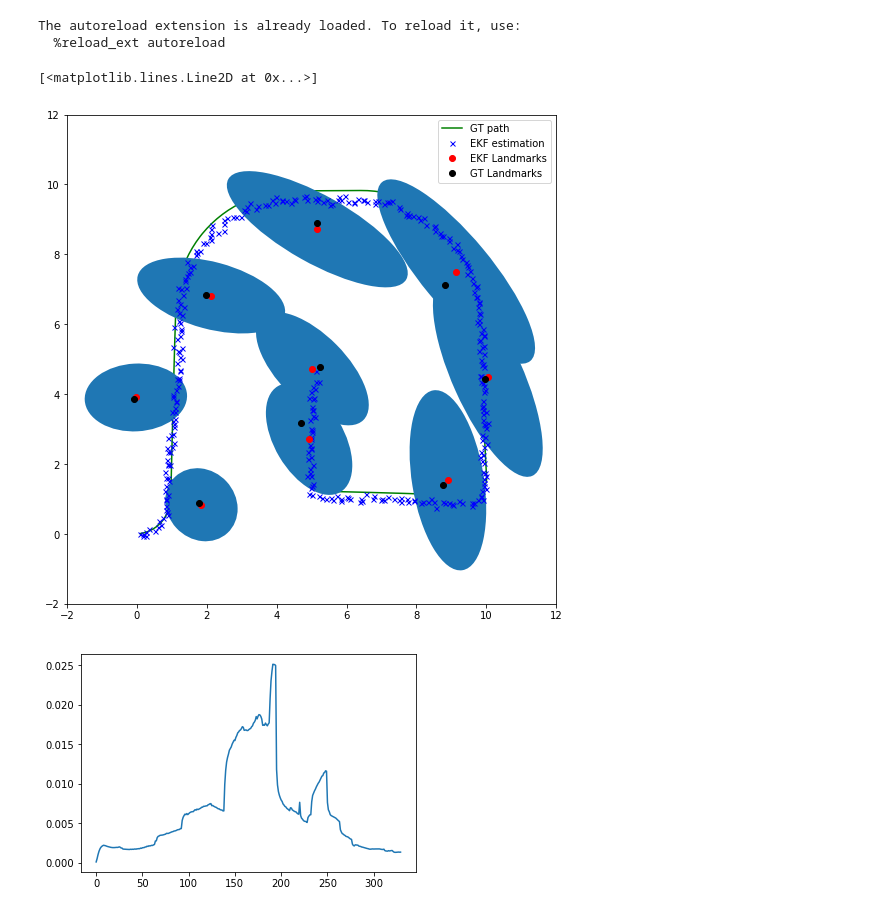
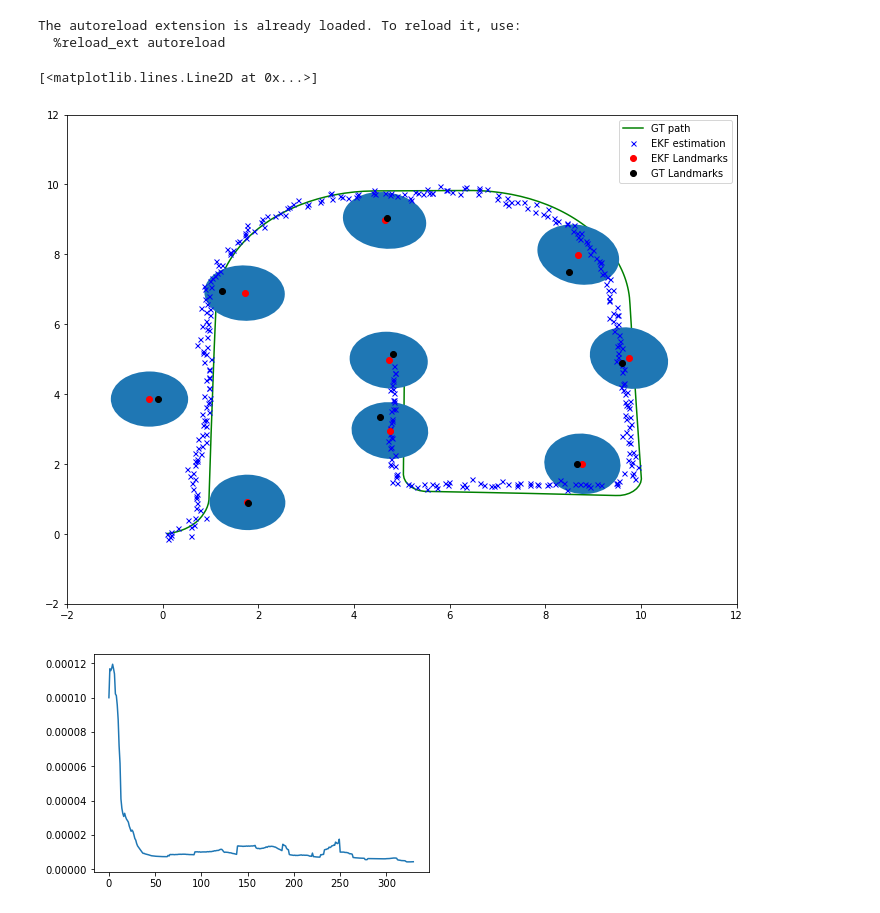
Before and after one commit to ToastyToast/prob-rob, a Jupyter notebook: examples/ekf_slam_known.ipynb, the cells around one changed output. Cells and saved outputs as stored; diff of their text form; code cells hidden in the pictures.

```diff
--- a/examples/ekf_slam_known.ipynb
+++ b/examples/ekf_slam_known.ipynb
@@ -106,16 +106,12 @@ class EKFSLAMKnown:
         return self.mean, self.cov
 
     def correct(self, measurements, local_map):
-        # measurement noise
-        Qt = np.eye(2) * 0.1
-
         rx = self.mean.item(0)
         ry = self.mean.item(1)
         rtheta = normalize_angle(self.mean.item(2))
 
-        _mean = np.copy(self.mean)
-        _cov = np.copy(self.cov)
-
+        Htfull = np.matrix([])
+        Zdiff = np.matrix([])
         for reading in measurements:
             # TODO: Put in measurement model
             lid, srange, sbearing = reading
@@ -131,11 +127,11 @@ class EKFSLAMKnown:
                 ly = ry + srange * math.sin(sbearing + rtheta)
                 local_map.add((lid, lx, ly))
 
-                _mean[mu_lid,:] = lx
-                _mean[mu_lid+1, :] = ly
+                self.mean[mu_lid,:] = lx
+                self.mean[mu_lid+1, :] = ly
             else:
-                lx = _mean[mu_lid,:].item(0)
-                ly = _mean[mu_lid+1,:].item(0)
+                lx = self.mean[mu_lid,:].item(0)
+                ly = self.mean[mu_lid+1,:].item(0)
 
             dx = lx - rx
             dy = ly - ry
@@ -154,23 +150,27 @@ class EKFSLAMKnown:
             ])
             Htt = np.multiply((1.0 / q), Htt)
 
-            F = np.zeros((5, _mean.size))
+            F = np.zeros((5, self.mean.size))
             F[:self.rsize, :self.rsize] = np.eye(self.rsize)
             F[self.rsize:, mu_lid:mu_lid+self.lmsize] = np.eye(self.lmsize)
 
             Ht = Htt * F
 
-            Kgain = _cov * Ht.T * np.linalg.inv(Ht * _cov * Ht.T + Qt)
+            Htfull = np.concatenate((Htfull, Ht)) if Htfull.size else np.copy(Ht)
 
             diff = z_measured - z_expected
             # Important to normalize_angles
             diff[1] = normalize_angle(diff.item(1))
 
-            _mean = _mean + Kgain * diff
-            _cov = (np.eye(_mean.size) - Kgain * Ht) * _cov
+            Zdiff = np.concatenate((Zdiff, diff)) if Zdiff.size else np.copy(diff)
 
-        self.mean = np.copy(_mean)
-        self.cov = np.copy(_cov)
+        # measurement noise
+        Qt = np.eye(Zdiff.shape[0]) * 0.001
+
+        Kgain = self.cov * Htfull.T * np.linalg.inv(Htfull * self.cov * Htfull.T + Qt)
+
+        self.mean = self.mean + Kgain * Zdiff
+        self.cov= (np.eye(self.mean.size) - Kgain * Htfull) * self.cov
 
         return self.mean, self.cov
 # %%
@@ -234,7 +234,7 @@ true_ly = []
 landmark_ellipses = []
 
 fig = plt.figure(figsize=(12, 9), )
-ax = fig.add_subplot(111, aspect='equal')
+ax = fig.add_subplot(111)
 plt.xlim((-2, 12))
 plt.ylim((-2, 12))
 
@@ -252,32 +252,32 @@ for command, readings in zip(commands, sensor):
     cov_dets.append(np.linalg.det(EKF.cov[:EKF.rsize, :EKF.rsize]))
 
 for key, value in landmark_map.landmarks.items():
     lx, ly = EKF.get_landmark(key)
     landmark_x.append(lx)
     landmark_y.append(ly)
     #Ellipse(xy=pos, width=width, height=height, angle=theta, **kwargs)
 
     lid = EKF.get_mu_lid(key)
     lm_cov = EKF.cov[lid:lid+EKF.lmsize, lid:lid+EKF.lmsize]
 
     width, height, angle = cov_ellipse(lm_cov, nsig=2)
     el = Ellipse(xy=(lx, ly), width=width, height=height, angle=angle)
     ax.add_artist(el)
 
 for key, value in landmark_map.landmarks.items():
     lx, ly = value
     true_lx.append(lx)
     true_ly.append(ly)
 
 plt.plot(x, y, 'g', zorder=1, label='GT path')
 plt.plot(EKF_x, EKF_y, 'bx', markersize=5, zorder=2, label='EKF estimation')
 plt.plot(landmark_x, landmark_y, 'ro', zorder=3, label='EKF Landmarks')
 plt.plot(true_lx, true_ly, 'ko', zorder=3, label='GT Landmarks')
 plt.legend()
 
 plt.figure()
 plt.plot(cov_dets)
 # %% [output]
 [<matplotlib.lines.Line2D at 0x...>]
-[figure, old version]
+[figure, new version]
-[figure, old version]
+[figure, new version]
```
Also changed, not shown: 1 other file.
